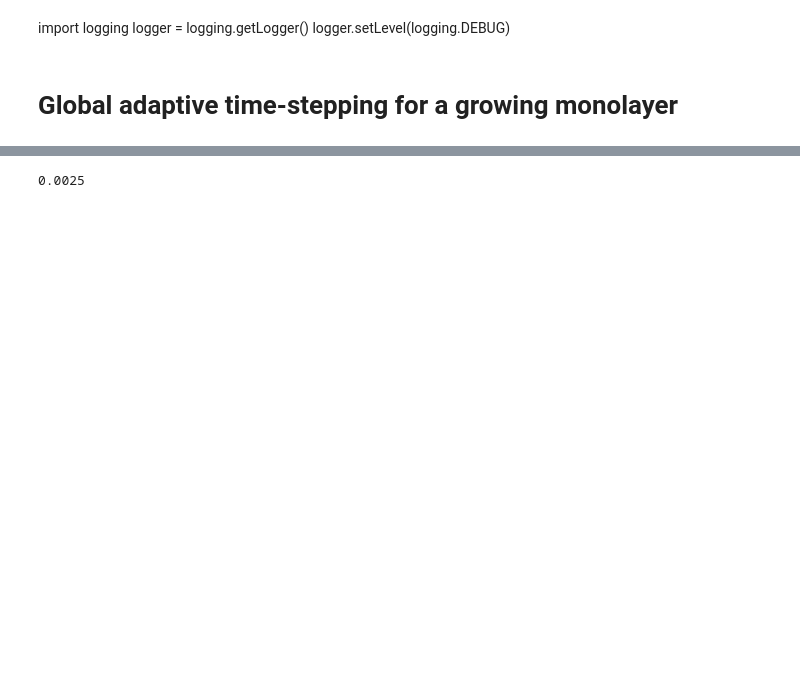
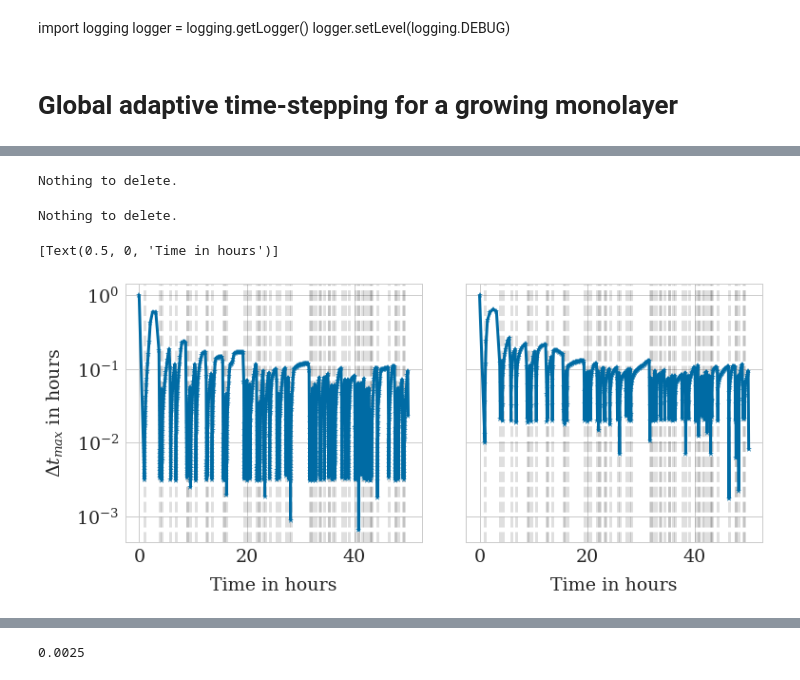
Before and after one commit to somathias/cbmos, a Jupyter notebook: exp-draft_adaptivity_lin_monolayer_growth.ipynb, the cells around one changed output, grey strips where cells are left out. Drawn from its saved outputs; the diff is of its cells as text; code cells hidden in the pictures; blank space fills up the shorter version.

```diff
--- a/exp-draft_adaptivity_lin_monolayer_growth.ipynb
+++ b/exp-draft_adaptivity_lin_monolayer_growth.ipynb
@@ -196,2 +208,80 @@ plot_population(history[-1])
+# %%
+rate = 1.25
+tf = 50.0  # final time
+t_data = [0.0, tf]
+
+npr.seed(seed)
+cell_list = [
+        cl.Cell(
+            0, [0., 0.],
+            proliferating=True, division_time_generator=lambda t: npr.exponential(rate*(t+1.0)) + t)
+        ]
+# %%
+colors = [defcolors[0], defcolors[5], defcolors[6]]
+
+# Combine into single figure
+fig, (ax1, ax2) = plt.subplots(1, 2, figsize=(12, 5), sharey='row', gridspec_kw={'hspace':0.2, 'wspace': 0.15})
+#fig2, (ax3, ax4) = plt.subplots(1, 2, figsize=(12, 5), sharex=True, sharey='row', gridspec_kw={'hspace':0.2, 'wspace': 0.15})
+
+
+force = 'cubic'
+
+try:
+    os.remove('step_sizes'+filename_ending[force]+'.txt')
+except FileNotFoundError:
+    print('Nothing to delete.')
+try:
+    os.remove('time_points'+filename_ending[force]+'.txt')
+except FileNotFoundError:
+    print('Nothing to delete.')
+try:
+    os.remove('AFs'+filename_ending[force]+'.txt')
+except FileNotFoundError:
+    print('Nothing to delete.')
+
+ts, history = models_ef[force].simulate(cell_list, t_data, params[force], {"eps": 0.01, "eta":0.0001, "out": filename_ending[force], 'write_to_file': True, 'jacobian': models_ef[force].jacobian, 'force_args': params[force]}, seed=seed)
+dts = np.loadtxt('step_sizes'+filename_ending[force]+'.txt')
+
+n_cells = [len(clt) for clt in history]
+division_time_indices = np.where(np.diff(n_cells) == 1)[0]
+division_times = np.array(ts)[division_time_indices]
+for xc in division_times:
+    ax1.axvline(x=xc, color='black', linestyle="--", alpha=0.125)
+
+ax1.semilogy(ts[:-1],  dts,'-*')
+ax1.set(xlabel='Time in hours')
+ax1.set(ylabel='$\Delta t_{max}$ in hours')
+#ax1.legend()
+
+try:
+    os.remove('step_sizes'+filename_ending[force]+'.txt')
+except FileNotFoundError:
+    print('Nothing to delete.')
+try:
+    os.remove('time_points'+filename_ending[force]+'.txt')
+except FileNotFoundError:
+    print('Nothing to delete.')
+try:
+    os.remove('AFs'+filename_ending[force]+'.txt')
+except FileNotFoundError:
+    print('Nothing to delete.')
+
+ts, history = models_ef[force].simulate(cell_list, t_data, params[force], {"eps": 0.01, "eta":0.0001, "out": filename_ending[force], 'write_to_file': True, 'jacobian': models_ef[force].jacobian, 'force_args': params[force], 'local_adaptivity': True, 'switch':False}, seed=seed)
+dts = np.loadtxt('step_sizes'+filename_ending[force]+'.txt')
+
+n_cells = [len(clt) for clt in history]
+division_time_indices = np.where(np.diff(n_cells) == 1)[0]
+division_times = np.array(ts)[division_time_indices]
+for xc in division_times:
+    ax2.axvline(x=xc, color='black', linestyle="--", alpha=0.125)
+
+ax2.semilogy(ts[:-1],  dts,'-*')
+ax2.set(xlabel='Time in hours')
+#ax2.set(ylabel='$\Delta t_{max}$ in hours')
+# %% [output]
+Nothing to delete.
+Nothing to delete.
+[Text(0.5, 0, 'Time in hours')]
+[figure, added]
 # %%
 %%time
```
Also changed, not shown: parts of 20 cells of this notebook, 7 other files.
